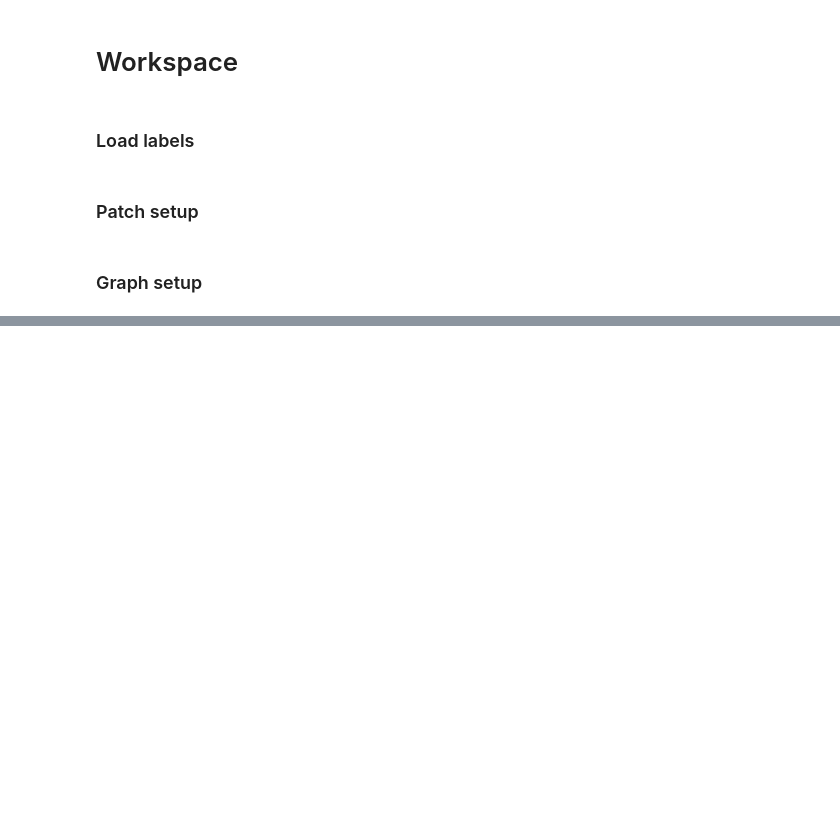
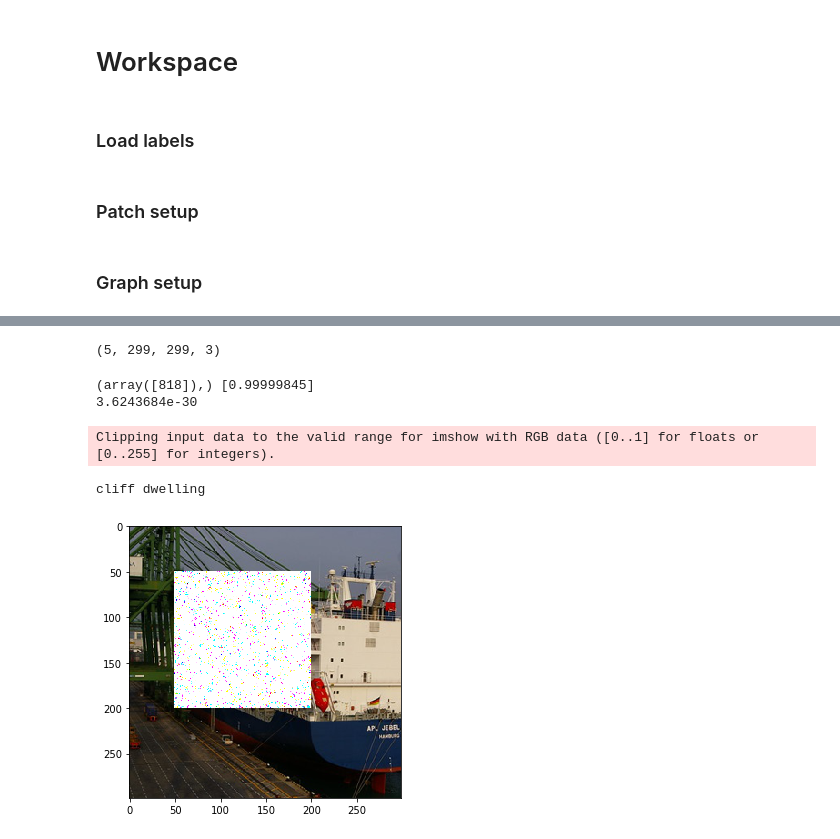
Before and after one commit to SlavaInder/209AS_Adversarial_Patch, a Jupyter notebook: python_files/main keras.ipynb, the cells around one changed output, grey strips where cells are left out. Cells and saved outputs as stored; diff of their text form; code cells hidden in the pictures; blank space fills up the shorter version.

Commit message:
add tensorflow2.1 learning

```diff
--- a/python_files/main keras.ipynb
+++ b/python_files/main keras.ipynb
@@ -57,11 +58,13 @@ number_of_images = 5
 my_classes = ['cat', 'ship']
 my_valid_range = (0, 10)
 
+# specify target class
+target_class = 500
 
 # specify the patch size, mean, std
 mean = 0
 std = 0.3
-size = 50
+size = 150
 
 # get train images
 train_set = image_utils.sample_images(my_classes, number_of_images, valid_range = my_valid_range)
@@ -265,0 +231,14 @@ ________________________________________________________________________________
+# %%
+nb_classes = 1000
+targets = np.array([[500, 500, 500, 500, 500]]).reshape(-1)
+one_hot_targets = np.eye(nb_classes)[targets].reshape(5, 1000)
+
+shifts = np.ones(5*2).reshape(5, 2) * 50
+train_setX = train_set[:, :299, :299]
+
+print('# Fit model on training data')
+history = adv_learning_model.fit([train_setX[0:1], shifts[0:1]], one_hot_targets[0:1],
+                    batch_size=1,
+                    epochs=1500)
+
+#print('\nhistory dict:', history.history)
@@ -265,0 +263,6 @@ ________________________________________________________________________________
+# %%
+ex_adv_images = image_processing_module.predict([train_setX, shifts])
+# %%
+print(ex_adv_images.shape)
+# %% [output]
+(5, 299, 299, 3)
@@ -265,0 +271,20 @@ ________________________________________________________________________________
+# %%
+print(np.where(ex_adv_probs[0] == np.amax(ex_adv_probs[0])), ex_adv_probs[0][np.where(ex_adv_probs[0] == np.amax(ex_adv_probs[0]))])
+
+print(ex_adv_probs[0, 500])
+# %% [output]
+(array([818]),) [0.99999845]
+3.6243684e-30
+# %%
+image_num = 0
+print(imagenet_labels[500])
+
+post_proc_adv_images = image_utils.postprocessing(ex_adv_images)
+# post_proc_patch = image_utils.postprocessing(ex_naive_patch)
+#image_utils.show_image(post_proc_patch)
+image_utils.show_image(post_proc_adv_images[image_num])
+#image_utils.show_probs(post_proc_adv_images[image_num], ex_adv_probs[image_num], imagenet_labels, target_class=300)
+# %% [output]
+Clipping input data to the valid range for imshow with RGB data ([0..1] for floats or [0..255] for integers).
+cliff dwelling
+[figure, added]
```
Also changed, not shown: parts of 8 cells of this notebook.
